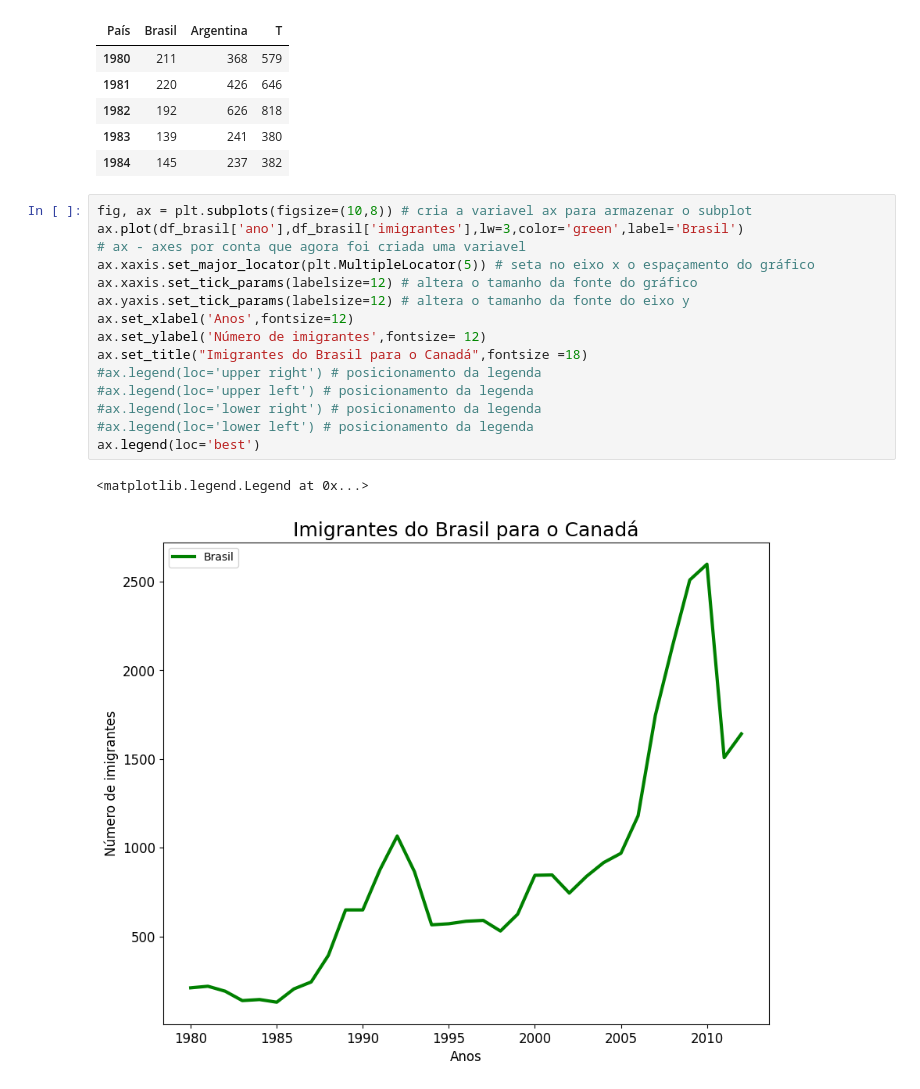
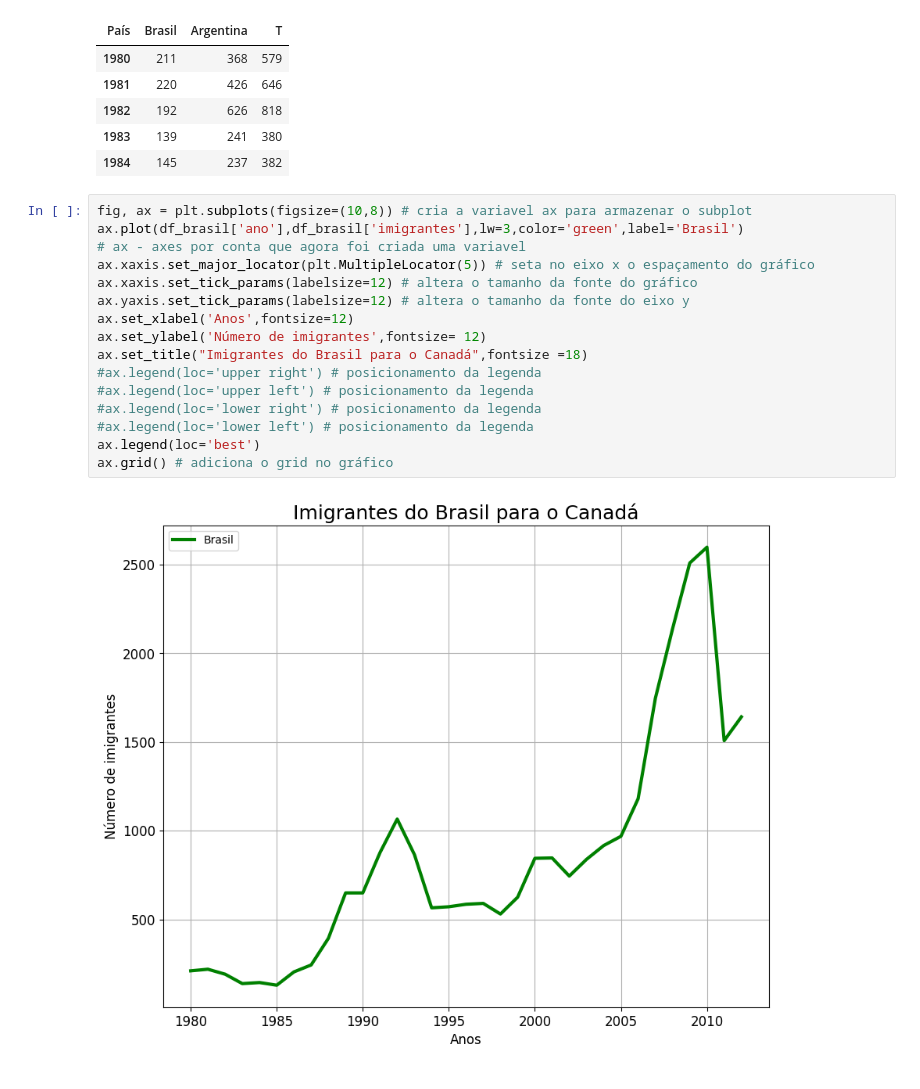
Before and after one commit to danielvieira95/Intelig-ncia-Artificial-e-Big-Data--2-2024, a Jupyter notebook: TurmaA/Aula04/codigo.ipynb, the cells around one changed output. Drawn from its saved outputs; the diff is of its cells as text.

```diff
--- a/TurmaA/Aula04/codigo.ipynb
+++ b/TurmaA/Aula04/codigo.ipynb
@@ -195,18 +195,18 @@ df_comparacao.head()
 # %%
 fig, ax = plt.subplots(figsize=(10,8)) # cria a variavel ax para armazenar o subplot
 ax.plot(df_brasil['ano'],df_brasil['imigrantes'],lw=3,color='green',label='Brasil')
 # ax - axes por conta que agora foi criada uma variavel
 ax.xaxis.set_major_locator(plt.MultipleLocator(5)) # seta no eixo x o espaçamento do gráfico
 ax.xaxis.set_tick_params(labelsize=12) # altera o tamanho da fonte do gráfico
 ax.yaxis.set_tick_params(labelsize=12) # altera o tamanho da fonte do eixo y
 ax.set_xlabel('Anos',fontsize=12)
 ax.set_ylabel('Número de imigrantes',fontsize= 12)
 ax.set_title("Imigrantes do Brasil para o Canadá",fontsize =18)
 #ax.legend(loc='upper right') # posicionamento da legenda
 #ax.legend(loc='upper left') # posicionamento da legenda
 #ax.legend(loc='lower right') # posicionamento da legenda
 #ax.legend(loc='lower left') # posicionamento da legenda
 ax.legend(loc='best')
+ax.grid() # adiciona o grid no gráfico
 # %% [output]
-<matplotlib.legend.Legend at 0x...>
-[figure, old version]
+[figure, new version]
```
Also changed, not shown: parts of 2 cells of this notebook.
